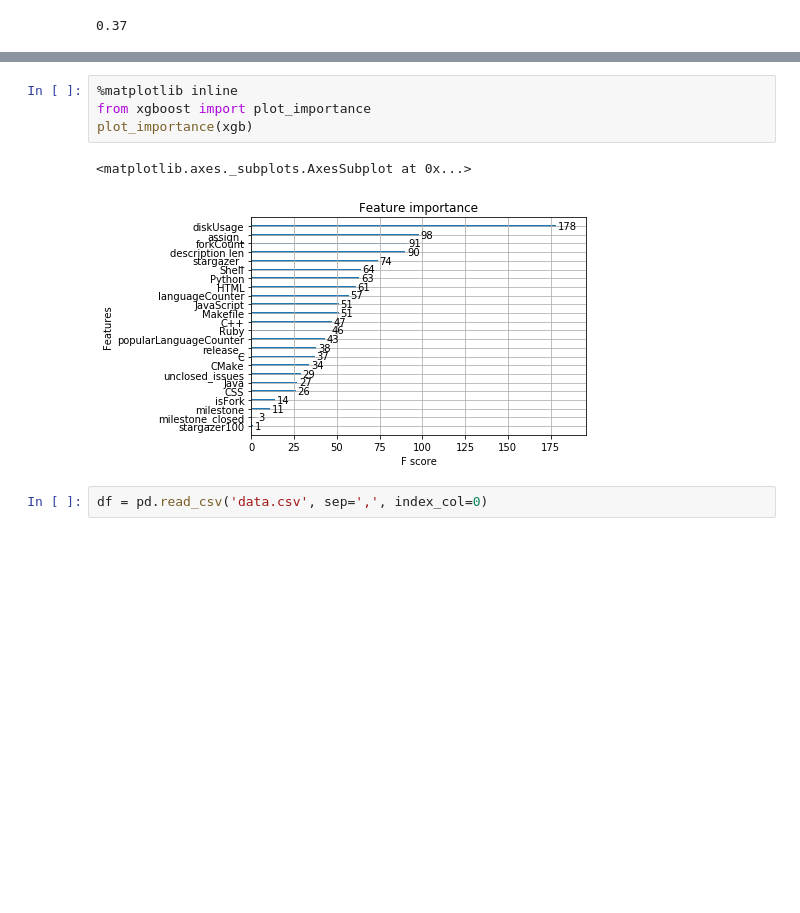
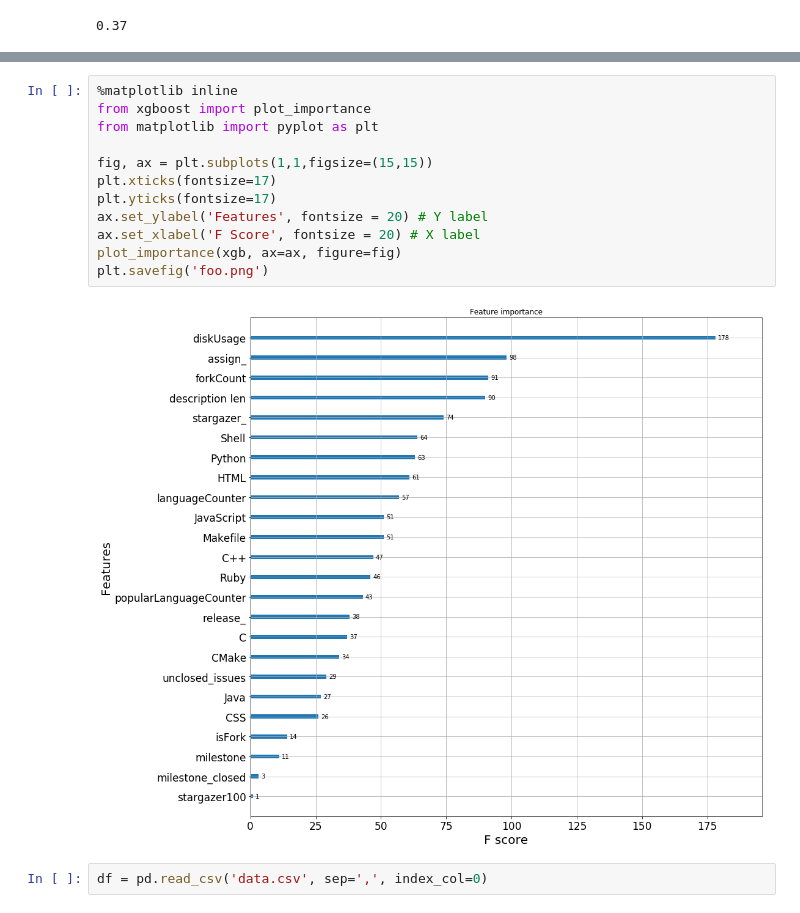
Before and after one commit to SaxMan96/GitHub-API-BigData, a Jupyter notebook: ml.ipynb, the cells around one changed output, grey strips where cells are left out. Cells and saved outputs as stored; diff of their text form; blank space fills up the shorter version.

```diff
--- a/ml.ipynb
+++ b/ml.ipynb
@@ -104,10 +92,17 @@ xgb.get_booster().get_score(importance_type='gain')
-# %%
-%matplotlib inline
-from xgboost import plot_importance
-plot_importance(xgb)
-# %% [output]
-<matplotlib.axes._subplots.AxesSubplot at 0x...>
-[figure, removed]
+# %%
+%matplotlib inline
+from xgboost import plot_importance
+from matplotlib import pyplot as plt
+
+fig, ax = plt.subplots(1,1,figsize=(15,15))
+plt.xticks(fontsize=17)
+plt.yticks(fontsize=17)
+ax.set_ylabel('Features', fontsize = 20) # Y label
+ax.set_xlabel('F Score', fontsize = 20) # X label
+plot_importance(xgb, ax=ax, figure=fig)
+plt.savefig('foo.png')
+# %% [output]
+[figure, added]
 # %%
 df = pd.read_csv('data.csv', sep=',', index_col=0)
 # %%
```
Also changed, not shown: parts of 7 cells of this notebook, 1 other file.
